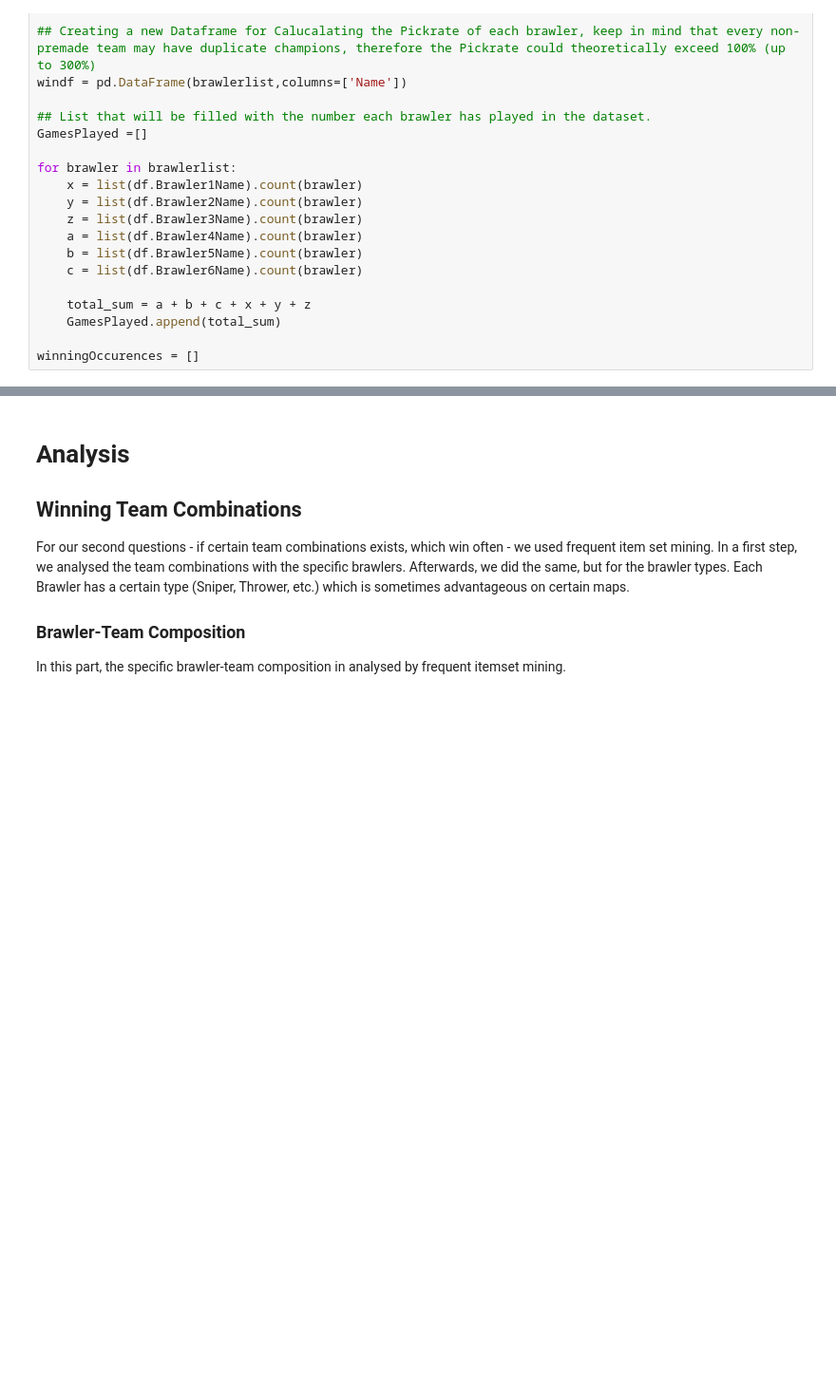
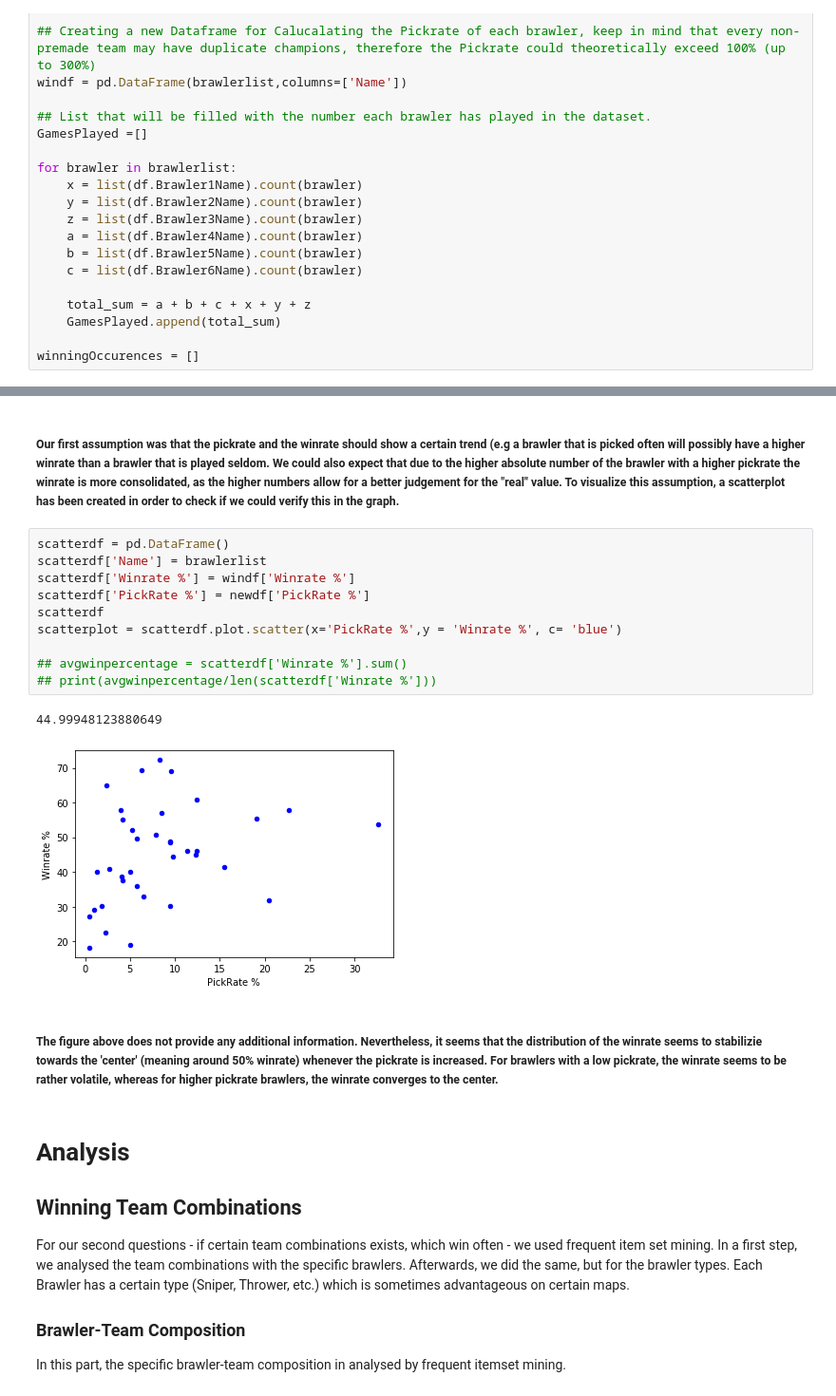
Before and after one commit to LouisBienz/Big-Data-Analytics, a Jupyter notebook: Big Data Analytics - Group-based Project - Group 13.ipynb, the cells around one changed output, grey strips where cells are left out. Shown at 95% size. Cells and saved outputs as stored; diff of their text form; blank space fills up the shorter version.

Commit message:
plot update

```diff
--- a/Big Data Analytics - Group-based Project - Group 13.ipynb
+++ b/Big Data Analytics - Group-based Project - Group 13.ipynb
@@ -355,3 +419,20 @@ windf.sort_values(by='Winrate %', ascending=False)
+# %% [markdown]
+##### Our first assumption was that the pickrate and the winrate should show a certain trend (e.g a brawler that is picked often will possibly have a higher winrate than a brawler that is played seldom. We could also expect that due to the higher absolute number of the brawler with a higher pickrate the winrate is more consolidated, as the higher numbers allow for a better judgement for the "real" value. To visualize this assumption, a scatterplot has been created in order to check if we could verify this in the graph.
+# %%
+scatterdf = pd.DataFrame()
+scatterdf['Name'] = brawlerlist
+scatterdf['Winrate %'] = windf['Winrate %']
+scatterdf['PickRate %'] = newdf['PickRate %']
+scatterdf
+scatterplot = scatterdf.plot.scatter(x='PickRate %',y = 'Winrate %', c= 'blue')
+
+## avgwinpercentage = scatterdf['Winrate %'].sum()
+## print(avgwinpercentage/len(scatterdf['Winrate %']))
+# %% [output]
+44.99948123880649
+[figure, added]
+# %% [markdown]
+##### The figure above does not provide any additional information. Nevertheless, it seems that the distribution of the winrate seems to stabilizie towards the 'center' (meaning around 50% winrate) whenever the pickrate is increased. For brawlers with a low pickrate, the winrate seems to be rather volatile, whereas for higher pickrate brawlers, the winrate converges to the center.
 # %% [markdown]
 # Analysis
 
```
Also changed, not shown: parts of 6 cells of this notebook.
